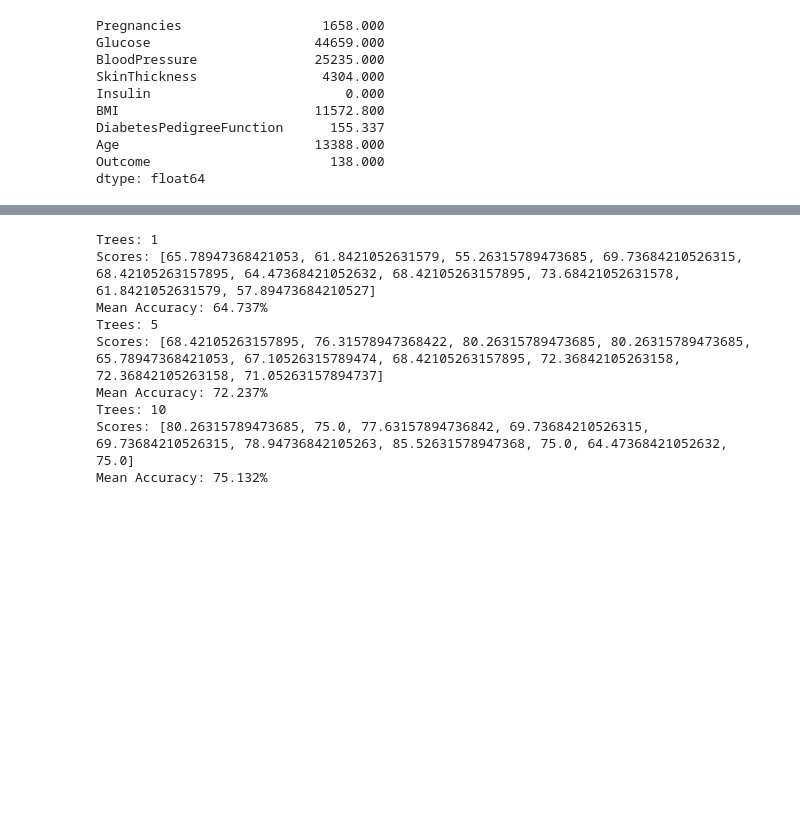
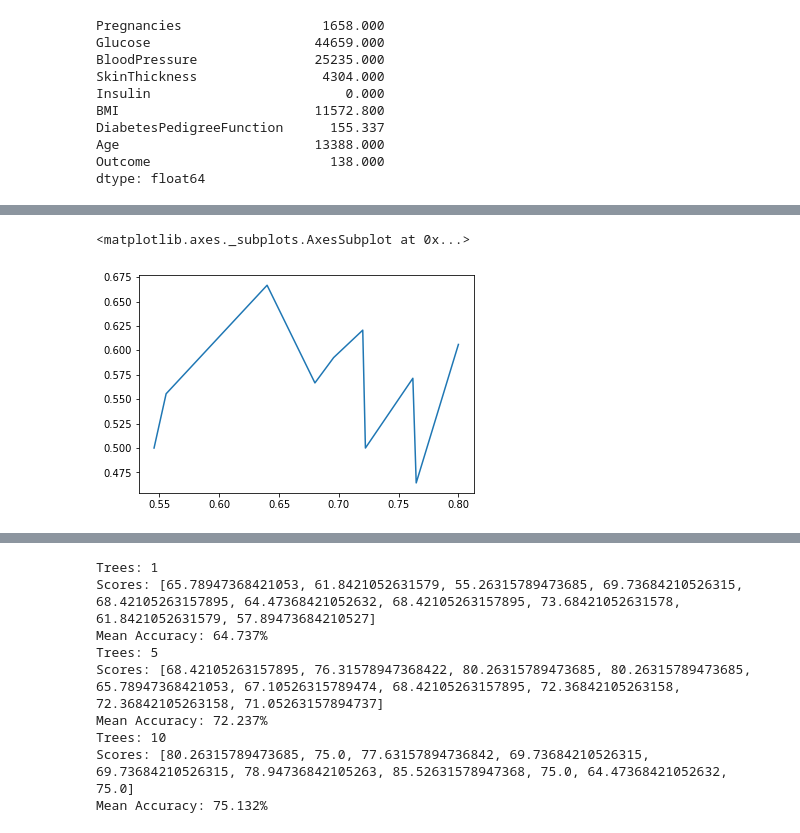
Before and after one commit to denisdunn/biased_random_forest, a Jupyter notebook: OneThreeBio-Copy1.ipynb, the cells around one changed output, grey strips where cells are left out. Saved outputs shown, nothing was run; the diff lists cells and outputs as text; code cells hidden in the pictures; blank space fills up the shorter version.

```diff
--- a/OneThreeBio-Copy1.ipynb
+++ b/OneThreeBio-Copy1.ipynb
@@ -222,0 +248,9 @@ def str_column_to_int(dataset, column):
+# %%
+# merge null and non null columns back into one dataframe
+# I did this before the test/train split because it will not affect dataleakage
+full_nan_data_set=pd.merge(nan_df,other_columns,left_index=True,right_index=True)
+# %%
+# do a split of training set and testing set. training 80%, testing 20%
+msk = np.random.rand(len(full_nan_data_set)) < 0.8
+train = full_nan_data_set[msk]
+test = full_nan_data_set[~msk]
@@ -442,6 +670,7 @@ def evaluate_algorithm(dataset, algorithm, n_folds, *args):
     folds = cross_validation_split(dataset, n_folds)
     scores = list()
     recall_curve= list()
+    roc_metric = list()
     for fold in folds:
         train_set = list(folds)
         train_set.remove(fold)
@@ -455,8 +684,10 @@ def evaluate_algorithm(dataset, algorithm, n_folds, *args):
         actual = [row[-1] for row in fold]
         precise = precision(actual, predicted)
         sensitivity = recall(actual, predicted)
+        specific = specificity(actual,predicted)
         scores.append(precise)
         recall_curve.append(sensitivity)
-    return scores,recall_curve
+        roc_metric.append(specific)
+    return scores,recall_curve,roc_metric
 # %%
-evaluate_algorithm(dataset, biased_forest,n_folds, max_depth, min_size, sample_size, full_forest_size,critical_forest_size, n_features,k)
+results=evaluate_algorithm(dataset, biased_forest,n_folds, max_depth, min_size, sample_size, full_forest_size,critical_forest_size, n_features,k)
@@ -499,0 +729,6 @@ def precision(actual,predicted):
+# %%
+#auprc Positive predictive value
+sns.lineplot(x=results[0],y=results[1])
+# %% [output]
+<matplotlib.axes._subplots.AxesSubplot at 0x...>
+[figure, added]
```
Also changed, not shown: parts of 89 cells of this notebook, 2 other files.
